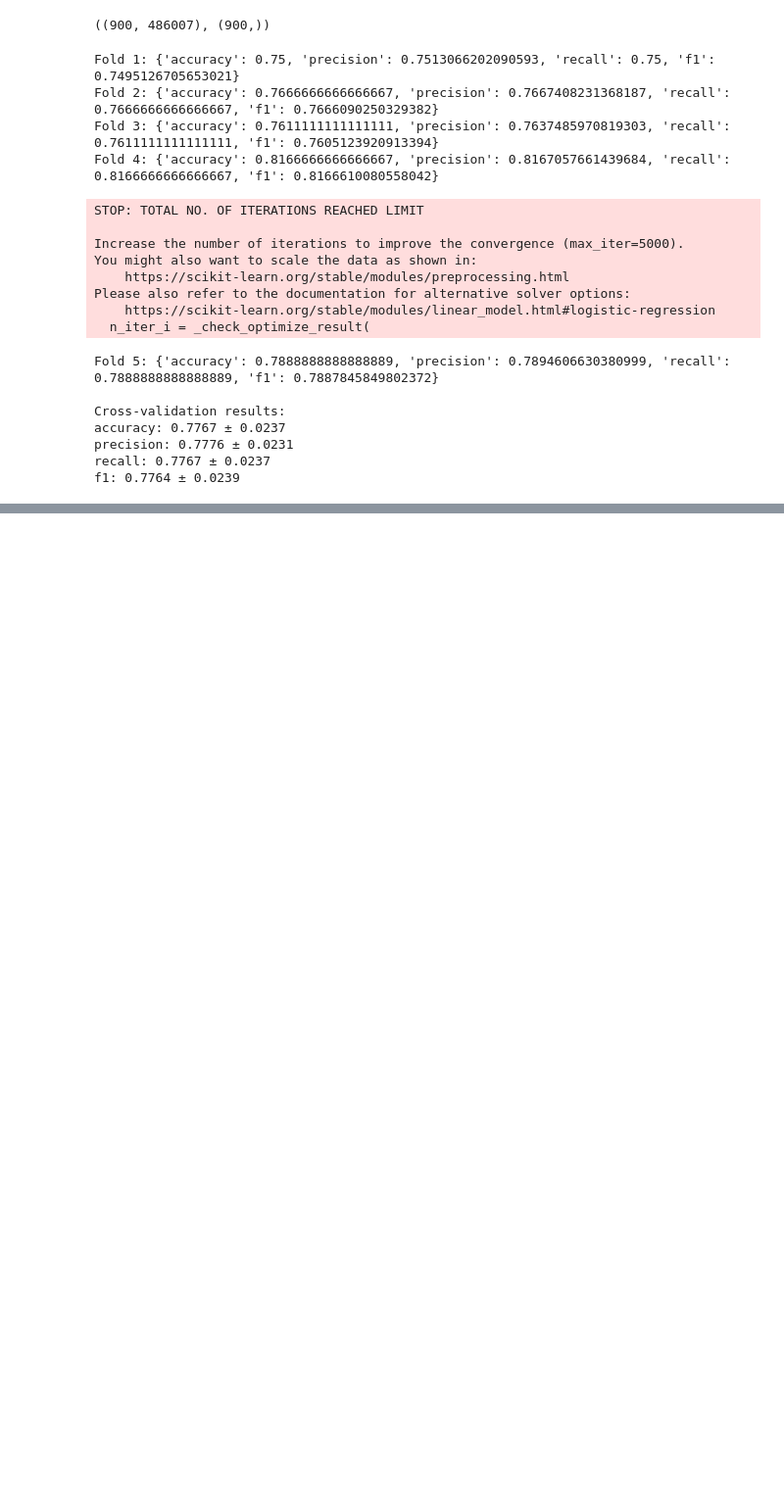
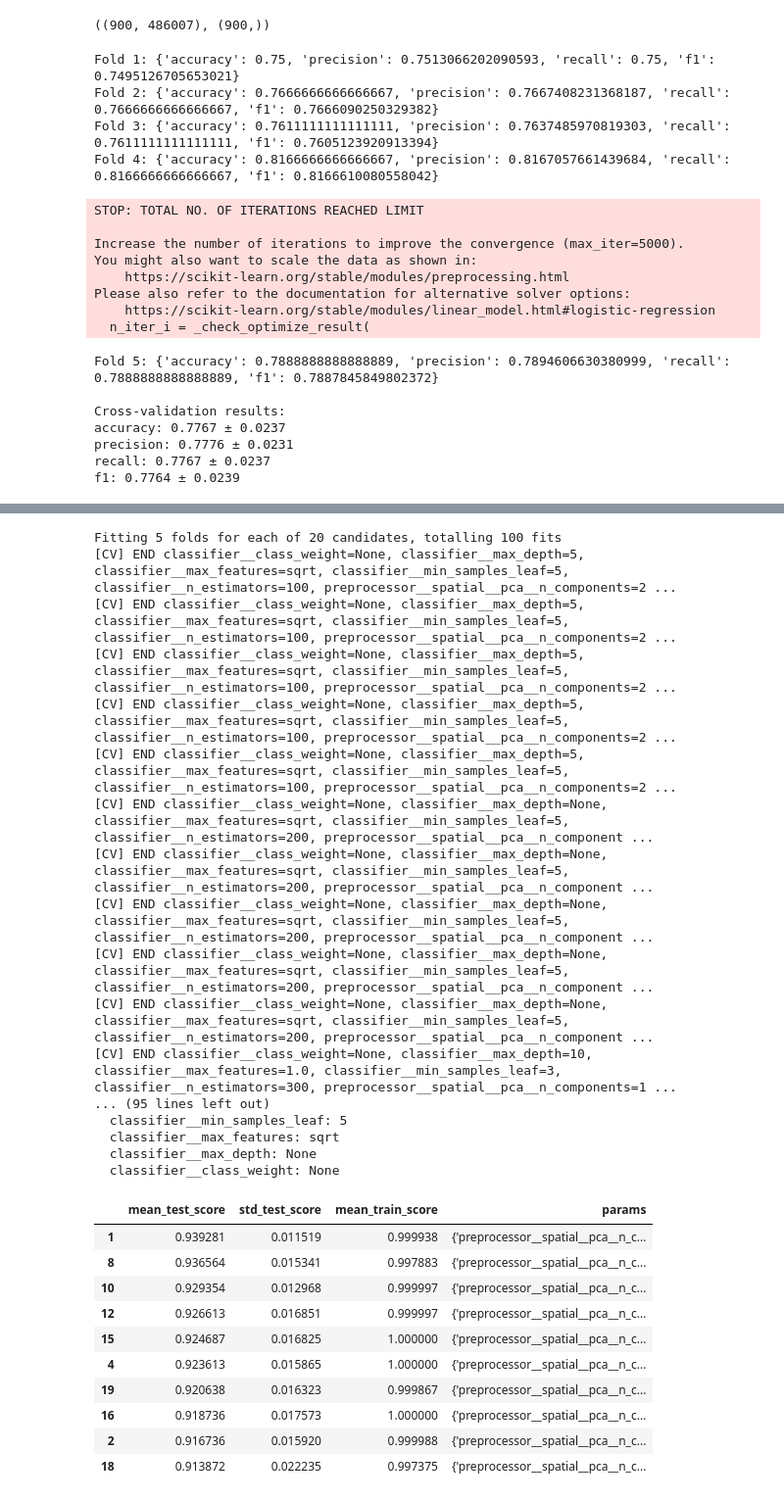
Before and after one commit to shilohbaum/introml_myocardial_infarction, a Jupyter notebook: notebooks/prediction.ipynb, the cells around one changed output, grey strips where cells are left out. Shown at 98% size. Drawn from its saved outputs; the diff is of its cells as text; code cells hidden in the pictures; blank space fills up the shorter version.

```diff
--- a/notebooks/prediction.ipynb
+++ b/notebooks/prediction.ipynb
@@ -308,0 +488,52 @@ f1: 0.6601
+# %%
+from src.models.model import create_random_forest
+from utils import tune_model
+
+rf_params = {
+    "preprocessor__spatial__pca__n_components": [20, 50, 100],
+    "classifier__n_estimators": [100, 200, 300, 500],
+    "classifier__max_depth": [3, 5, 7, 10, None],
+    "classifier__min_samples_leaf": [1, 3, 5, 10],
+    "classifier__max_features": ["sqrt", 0.5, 1.0],
+    "classifier__class_weight": [None, "balanced"],
+}
+
+best_rf, rf_search, rf_tuning_results = tune_model(
+    create_fn=create_random_forest,
+    param_distributions=rf_params,
+    X_train=X_train,
+    y_train=y_train,
+    metadata_cols=metadata_cols,
+    n_iter=20,
+    n_splits=5,
+    scoring="roc_auc",
+)
+# %% [output]
+Fitting 5 folds for each of 20 candidates, totalling 100 fits
+[CV] END classifier__class_weight=None, classifier__max_depth=5, classifier__max_features=sqrt, classifier__min_samples_leaf=5, classifier__n_estimators=100, preprocessor__spatial__pca__n_components=2 ...
+[CV] END classifier__class_weight=None, classifier__max_depth=5, classifier__max_features=sqrt, classifier__min_samples_leaf=5, classifier__n_estimators=100, preprocessor__spatial__pca__n_components=2 ...
+[CV] END classifier__class_weight=None, classifier__max_depth=5, classifier__max_features=sqrt, classifier__min_samples_leaf=5, classifier__n_estimators=100, preprocessor__spatial__pca__n_components=2 ...
+[CV] END classifier__class_weight=None, classifier__max_depth=5, classifier__max_features=sqrt, classifier__min_samples_leaf=5, classifier__n_estimators=100, preprocessor__spatial__pca__n_components=2 ...
+[CV] END classifier__class_weight=None, classifier__max_depth=5, classifier__max_features=sqrt, classifier__min_samples_leaf=5, classifier__n_estimators=100, preprocessor__spatial__pca__n_components=2 ...
+[CV] END classifier__class_weight=None, classifier__max_depth=None, classifier__max_features=sqrt, classifier__min_samples_leaf=5, classifier__n_estimators=200, preprocessor__spatial__pca__n_component ...
+[CV] END classifier__class_weight=None, classifier__max_depth=None, classifier__max_features=sqrt, classifier__min_samples_leaf=5, classifier__n_estimators=200, preprocessor__spatial__pca__n_component ...
+[CV] END classifier__class_weight=None, classifier__max_depth=None, classifier__max_features=sqrt, classifier__min_samples_leaf=5, classifier__n_estimators=200, preprocessor__spatial__pca__n_component ...
+[CV] END classifier__class_weight=None, classifier__max_depth=None, classifier__max_features=sqrt, classifier__min_samples_leaf=5, classifier__n_estimators=200, preprocessor__spatial__pca__n_component ...
+[CV] END classifier__class_weight=None, classifier__max_depth=None, classifier__max_features=sqrt, classifier__min_samples_leaf=5, classifier__n_estimators=200, preprocessor__spatial__pca__n_component ...
+[CV] END classifier__class_weight=None, classifier__max_depth=10, classifier__max_features=1.0, classifier__min_samples_leaf=3, classifier__n_estimators=300, preprocessor__spatial__pca__n_components=1 ...
+... (95 lines left out)
+  classifier__min_samples_leaf: 5
+  classifier__max_features: sqrt
+  classifier__max_depth: None
+  classifier__class_weight: None
+|  | mean_test_score | std_test_score | mean_train_score | params |
+| 1 | 0.939281 | 0.011519 | 0.999938 | {'preprocessor__spatial__pca__n_c... |
+| 8 | 0.936564 | 0.015341 | 0.997883 | {'preprocessor__spatial__pca__n_c... |
+| 10 | 0.929354 | 0.012968 | 0.999997 | {'preprocessor__spatial__pca__n_c... |
+| 12 | 0.926613 | 0.016851 | 0.999997 | {'preprocessor__spatial__pca__n_c... |
+| 15 | 0.924687 | 0.016825 | 1.000000 | {'preprocessor__spatial__pca__n_c... |
+| 4 | 0.923613 | 0.015865 | 1.000000 | {'preprocessor__spatial__pca__n_c... |
+| 19 | 0.920638 | 0.016323 | 0.999867 | {'preprocessor__spatial__pca__n_c... |
+| 16 | 0.918736 | 0.017573 | 1.000000 | {'preprocessor__spatial__pca__n_c... |
+| 2 | 0.916736 | 0.015920 | 0.999988 | {'preprocessor__spatial__pca__n_c... |
+| 18 | 0.913872 | 0.022235 | 0.997375 | {'preprocessor__spatial__pca__n_c... |
```
Also changed, not shown: parts of 20 cells of this notebook, 9 other files.
